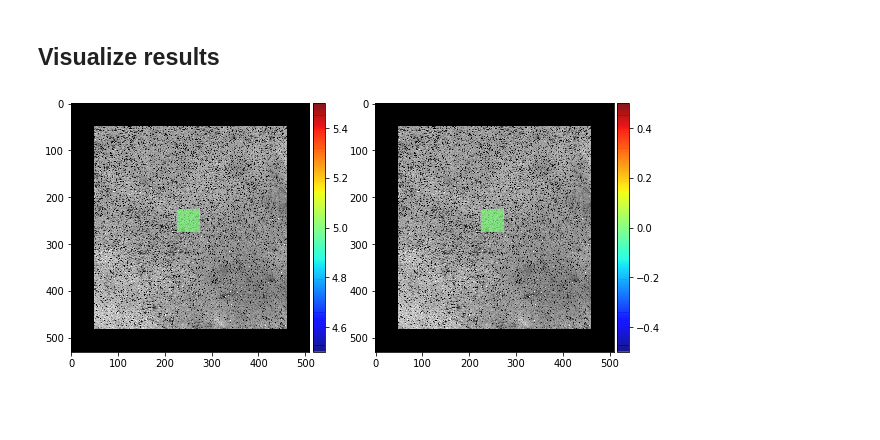
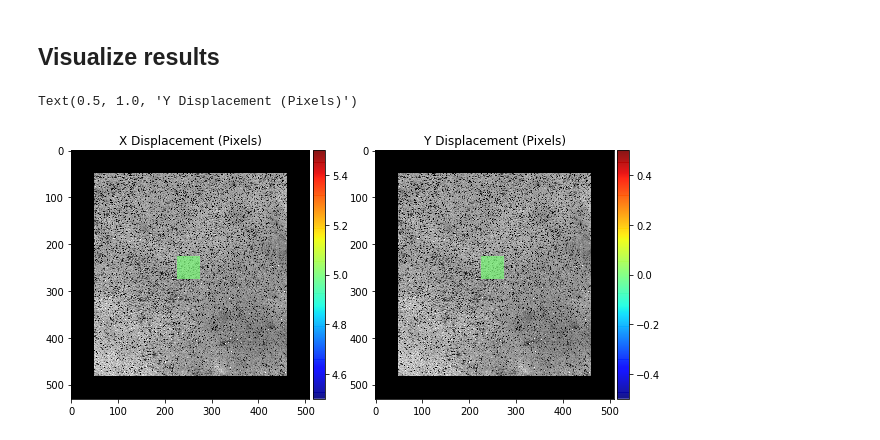
Before and after one commit to mfkiwl/splineDIC, a Jupyter notebook: notebooks/exploratory/stp_explore_NURBS_DIC.ipynb, the cells around one changed output. Cells and saved outputs as stored; diff of their text form; code cells hidden in the pictures; blank space fills up the shorter version.

Commit message:
more visualization improvements

```diff
--- a/notebooks/exploratory/stp_explore_NURBS_DIC.ipynb
+++ b/notebooks/exploratory/stp_explore_NURBS_DIC.ipynb
@@ -244,18 +244,21 @@ for i in range(rowmin, rowmax):
 # %%
 # Display
 fig, (ax0, ax1) = plt.subplots(1, 2, figsize=(10, 10))
 im0 = ax0.imshow(ref_image, cmap='gray')
 Uim = ax0.imshow(U, cmap='jet', alpha=0.7)
 divider = make_axes_locatable(ax0)
 cax0 = divider.append_axes('right', size='5%', pad=0.05)
 fig.colorbar(Uim, cax=cax0)
 Uim.set_clim(4.5, 5.5)
+ax0.set_title('X Displacement (Pixels)')
 
 im1 = ax1.imshow(ref_image, cmap='gray')
 Vim = ax1.imshow(V, cmap='jet', alpha=0.7)
 divider = make_axes_locatable(ax1)
 cax1 = divider.append_axes('right', size='5%', pad=0.05)
 fig.colorbar(Vim, cax=cax1)
 Vim.set_clim(-0.5, 0.5)
+ax1.set_title('Y Displacement (Pixels)')
 # %% [output]
+Text(0.5, 1.0, 'Y Displacement (Pixels)')
-[figure, old version]
+[figure, new version]
```
